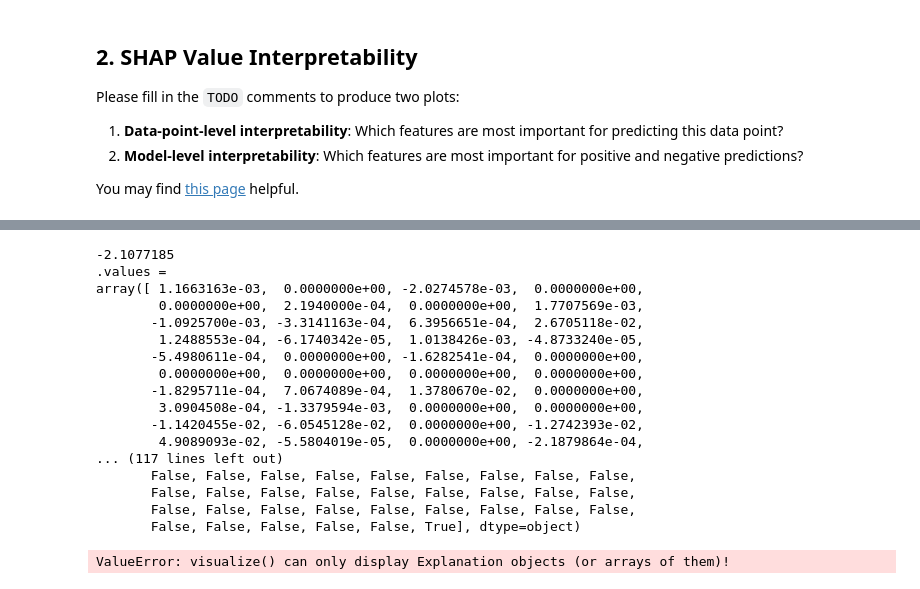
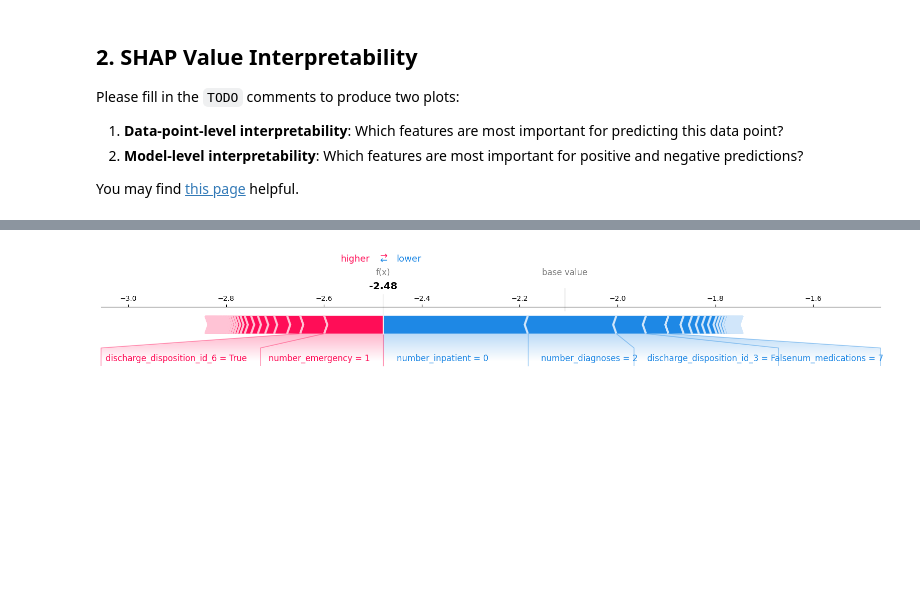
Before and after one commit to hzluan/Cornerstone_200C_project3, a Jupyter notebook: pset3_starter_code-1.ipynb, the cells around one changed output, grey strips where cells are left out. Cells and saved outputs as stored; diff of their text form; code cells hidden in the pictures; blank space fills up the shorter version.

```diff
--- a/pset3_starter_code-1.ipynb
+++ b/pset3_starter_code-1.ipynb
@@ -130,31 +130,14 @@ shap_values = explainer(X_test)
 # calculate the expected value
 expected_value = explainer.expected_value
 print(expected_value)
-
-# calculate the shap values for the first data point
-shap_value = shap_values[0]
-print(shap_value)
-
-# create the force plot
-shap.force_plot(expected_value, shap_value, X_test.iloc[0,:])
-# %% [output]
--2.1077185
-.values =
-array([ 1.1663163e-03,  0.0000000e+00, -2.0274578e-03,  0.0000000e+00,
-        0.0000000e+00,  2.1940000e-04,  0.0000000e+00,  1.7707569e-03,
-       -1.0925700e-03, -3.3141163e-04,  6.3956651e-04,  2.6705118e-02,
-        1.2488553e-04, -6.1740342e-05,  1.0138426e-03, -4.8733240e-05,
-       -5.4980611e-04,  0.0000000e+00, -1.6282541e-04,  0.0000000e+00,
-        0.0000000e+00,  0.0000000e+00,  0.0000000e+00,  0.0000000e+00,
-       -1.8295711e-04,  7.0674089e-04,  1.3780670e-02,  0.0000000e+00,
-        3.0904508e-04, -1.3379594e-03,  0.0000000e+00,  0.0000000e+00,
-       -1.1420455e-02, -6.0545128e-02,  0.0000000e+00, -1.2742393e-02,
-        4.9089093e-02, -5.5804019e-05,  0.0000000e+00, -2.1879864e-04,
-... (117 lines left out)
-       False, False, False, False, False, False, False, False, False,
-       False, False, False, False, False, False, False, False, False,
-       False, False, False, False, False, False, False, False, False,
-       False, False, False, False, False, True], dtype=object)
-ValueError: visualize() can only display Explanation objects (or arrays of them)!
+# %%
+import matplotlib.pyplot as plt
+
+shap.plots.force(shap_values[0])
+shap.plots.force(shap_values[0], matplotlib=True)
+plt.savefig('/Users/hongzhouluan/Desktop/Cornerstone_200C_project3/plots/force_plot.png', bbox_inches='tight')
+plt.close()
+# %% [output]
+[figure, added]
 # %%
 # TODO: create summary plot of shape values for X_test
```
Also changed, not shown: 1 other file.
